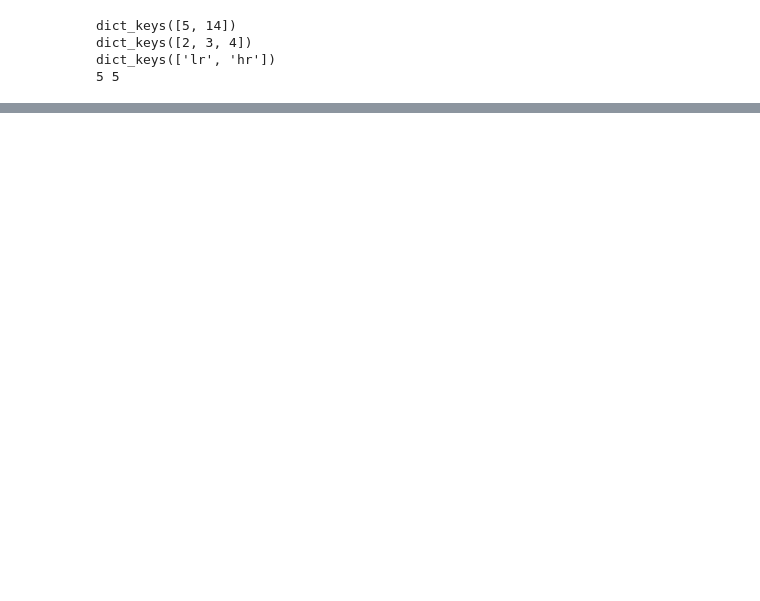
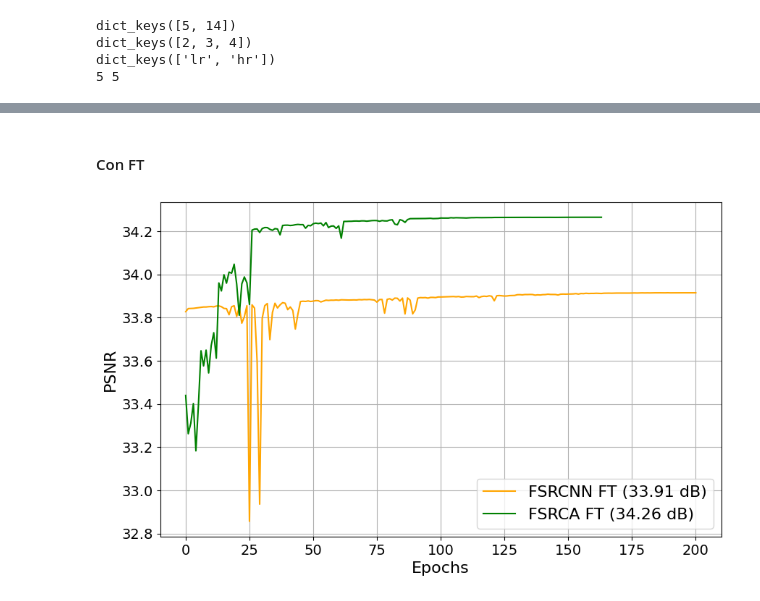
Before and after one commit to LucioLuque/TPFinal-Vision, a Jupyter notebook: notebooks/comparacion.ipynb, the cells around one changed output, grey strips where cells are left out. Drawn from its saved outputs; the diff is of its cells as text; code cells hidden in the pictures; blank space fills up the shorter version.

```diff
--- a/notebooks/comparacion.ipynb
+++ b/notebooks/comparacion.ipynb
@@ -42,0 +167,13 @@ print(tabulate(results, headers="keys", tablefmt="fancy_grid", showindex=False))
+# %% [markdown]
+#### Con FT
+# %%
+loss = 'psnr_list'
+models_names = ["fsrcnn", "fsrca"]
+fts = [True, True]
+factor = 2
+titles = ["FSRCNN FT", "FSRCA FT"]
+colors = ["orange", "green"]
+loss_label = "PSNR"
+compare_loss_plot(loss, models_names, fts, factor, titles, colors, loss_label, device=device)
+# %% [output]
+[figure, added]
```
Also changed, not shown: parts of 24 cells of this notebook, 15 other files.
